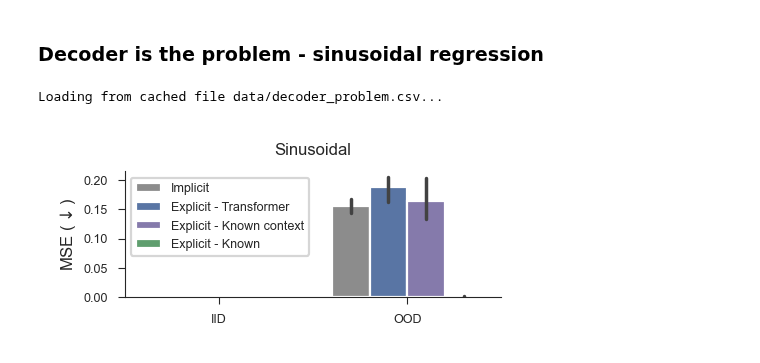
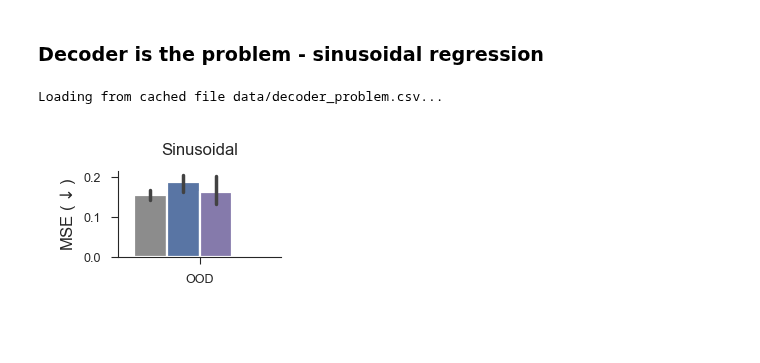
Before and after one commit to EricElmoznino/explicit_implicit_icl, a Jupyter notebook: notebooks/paper/figures.ipynb, the cells around one changed output. Cells and saved outputs as stored; diff of their text form; code cells hidden in the pictures; blank space fills up the shorter version.

```diff
--- a/notebooks/paper/figures.ipynb
+++ b/notebooks/paper/figures.ipynb
@@ -1970,7 +1904,7 @@ data = get_run_performances(
 )
 data = data[data["context_style"] == "same"]
 
-fig, ax = plt.subplots(figsize=(2.3, 1))
+fig, ax = plt.subplots(figsize=(1.2, 0.8))
 
 model_order = [
     "implicit",
@@ -1987,34 +1921,34 @@ default_model_colours = {
 default_model_short_names = {
     "implicit": "Implicit",
     "explicit-transformer": "Explicit - Transformer",
     "explicit-mlp": "Explicit - MLP",
     "explicit-known": "Explicit - Known",
 }
 
 model_comparison_barplot(
     data=data,
-    metrics=["val/iid_MSE", "val/wide_MSE"],
-    metric_short_names={"val/iid_MSE": "IID", "val/wide_MSE": "OOD"},
+    metrics=["val/wide_MSE"],
+    metric_short_names={"val/wide_MSE": "OOD"},
     metric_units=r"MSE ($\downarrow$)",
     err_kws={"linewidth": 1.25},
     ax=ax,
     model_order=default_model_order[:-1]
     + ["explicit-transformer-known-context"]
     + default_model_order[-1:],
     model_colours={
         "explicit-transformer-known-context": sns.color_palette()[4],
         **default_model_colours,
     },
     model_short_names={
         "explicit-transformer-known-context": "Explicit - Known context",
         **default_model_short_names,
     },
 )
 ax.set(title="Sinusoidal")
-ax.legend(loc="upper left")
+ax.legend().remove()
 
 fig.savefig("saved/decoder_problem.pdf")
 plt.show()
 # %% [output]
 Loading from cached file data/decoder_problem.csv...
-[figure, old version]
+[figure, new version]
```
Also changed, not shown: parts of 10 cells of this notebook, 8 other files.
